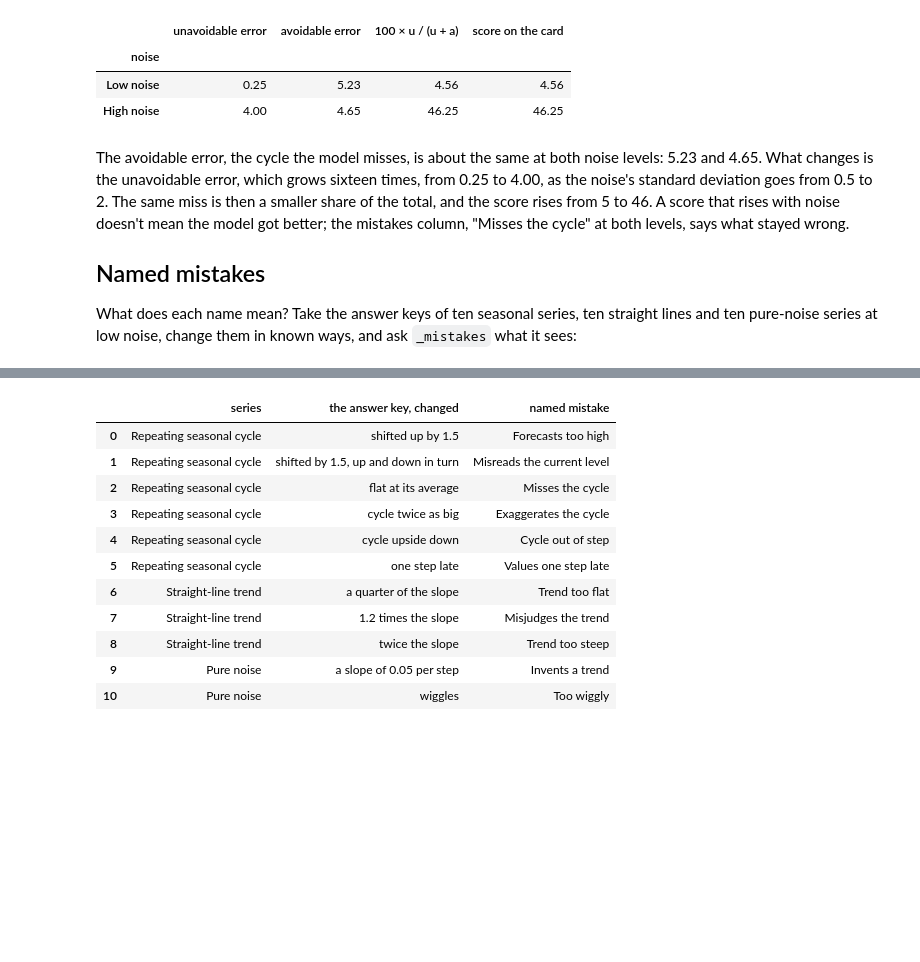
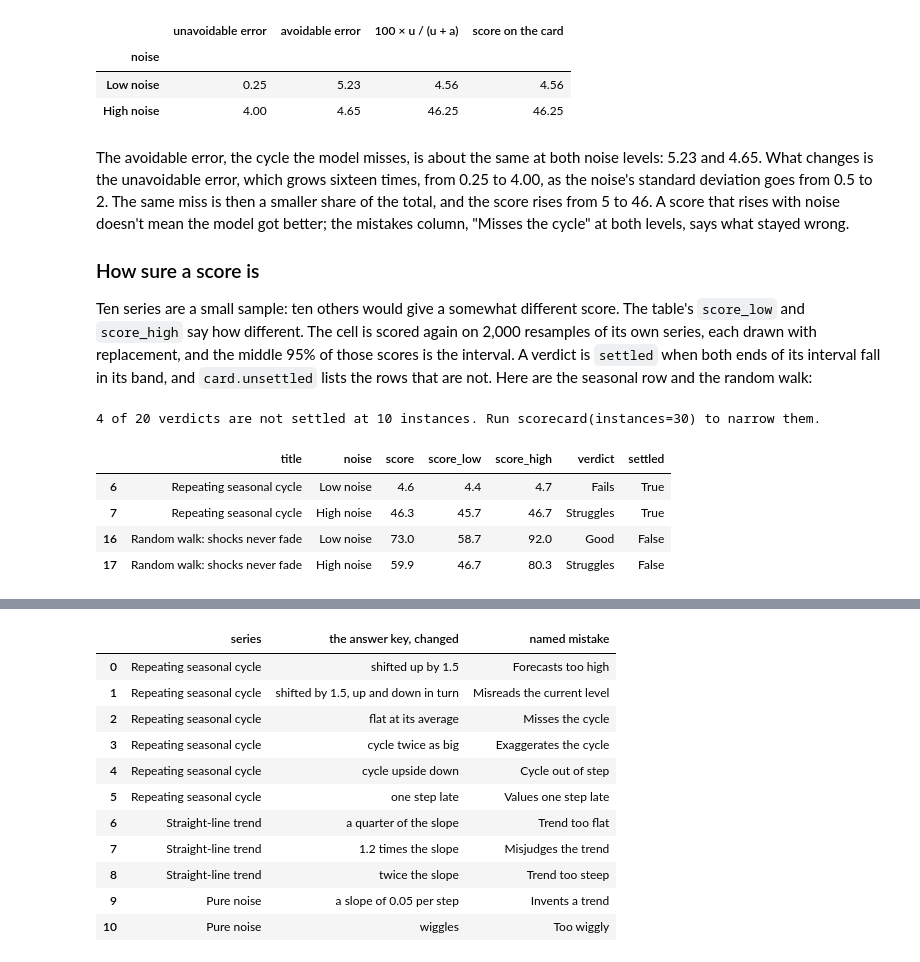
Before and after one commit to diogoseca/timegym, a Jupyter notebook: source/13_scorecard.ipynb, the cells around one changed output, grey strips where cells are left out. Saved outputs shown, nothing was run; the diff lists cells and outputs as text; code cells hidden in the pictures; blank space fills up the shorter version.

```diff
--- a/source/13_scorecard.ipynb
+++ b/source/13_scorecard.ipynb
@@ -797,6 +923,18 @@ by_hand.round(2)
 # %% [markdown]
 The avoidable error, the cycle the model misses, is about the same at both noise levels: 5.23 and 4.65. What changes is the unavoidable error, which grows sixteen times, from 0.25 to 4.00, as the noise's standard deviation goes from 0.5 to 2. The same miss is then a smaller share of the total, and the score rises from 5 to 46. A score that rises with noise doesn't mean the model got better; the mistakes column, "Misses the cycle" at both levels, says what stayed wrong.
 
-## Named mistakes
+### How sure a score is
 
-What does each name mean? Take the answer keys of ten seasonal series, ten straight lines and ten pure-noise series at low noise, change them in known ways, and ask `_mistakes` what it sees:
+Ten series are a small sample: ten others would give a somewhat different score. The table's `score_low` and `score_high` say how different. The cell is scored again on 2,000 resamples of its own series, each drawn with replacement, and the middle 95% of those scores is the interval. A verdict is `settled` when both ends of its interval fall in its band, and `card.unsettled` lists the rows that are not. Here are the seasonal row and the random walk:
+# %%
+columns = ['title', 'noise', 'score', 'score_low', 'score_high', 'verdict', 'settled']
+assert ((card.table['score_low'] <= card.table['score']) & (card.table['score'] <= card.table['score_high'])).all()
+print(str(card).splitlines()[-1])  # the last line of the printed card
+card.table.loc[card.table['pattern'].isin(['seasonal', 'random_walk']), columns].round(1)
+# %% [output]
+4 of 20 verdicts are not settled at 10 instances. Run scorecard(instances=30) to narrow them.
+|  | title | noise | score | score_low | score_high | verdict | settled |
+| 6 | Repeating seasonal cycle | Low noise | 4.6 | 4.4 | 4.7 | Fails | True |
+| 7 | Repeating seasonal cycle | High noise | 46.3 | 45.7 | 46.7 | Struggles | True |
+| 16 | Random walk: shocks never fade | Low noise | 73.0 | 58.7 | 92.0 | Good | False |
+| 17 | Random walk: shocks never fade | High noise | 59.9 | 46.7 | 80.3 | Struggles | False |
```
Also changed, not shown: parts of 12 cells of this notebook, 8 other files.
